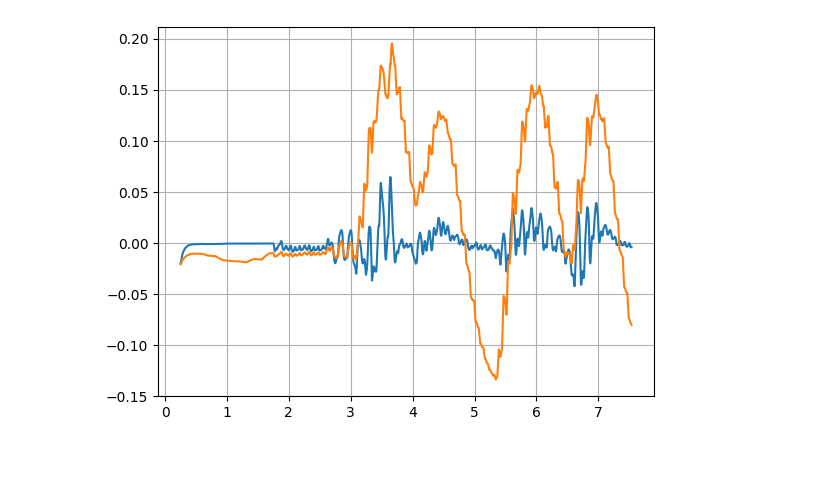
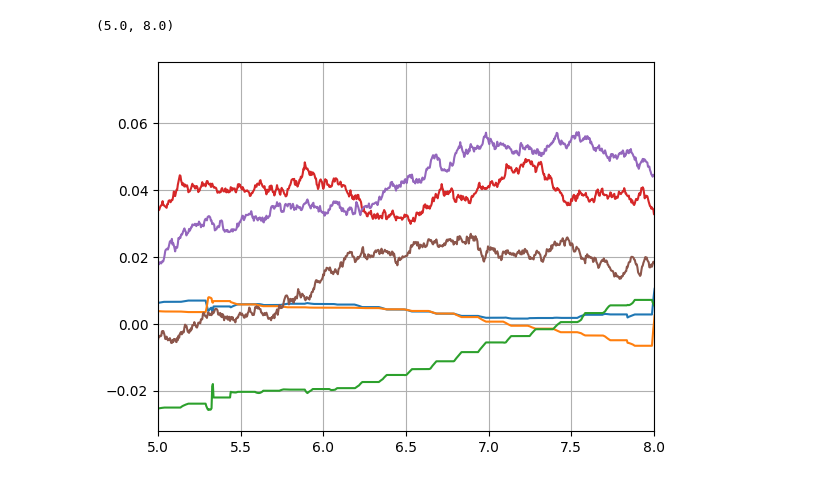
Before and after one commit to bearves/PyDog, a Jupyter notebook: StateEstTuning/Tuning_EKF.ipynb, the cells around one changed output. Cells and saved outputs as stored; diff of their text form; code cells hidden in the pictures.

Commit message:
Add comments for state estimator

```diff
--- a/StateEstTuning/Tuning_EKF.ipynb
+++ b/StateEstTuning/Tuning_EKF.ipynb
@@ -135,16 +135,19 @@ for i in range(0, total_step):
 est_p_wb = robot_state[:, 0:3]
 est_v_wb = robot_state[:, 3:6]
 est_q_bw = robot_state[:, 6:10]
+est_p_tip = robot_state[:, 10:22]
+est_bias_acc = robot_state[:, 22:25]
+est_bias_gyr = robot_state[:, 25:28]
 
 est_rpy_wb = np.zeros((total_step, 3))
-rpy_real_wb = np.zeros((total_step, 3))
+real_rpy_wb = np.zeros((total_step, 3))
 
 for i in range(total_step):
     est_q_wb_i = rse.quat_inv(est_q_bw[i, :])
     #est_q_wb_i = est_q_bw[i, :]
     est_rpy_wb[i, :] = rot.from_quat(est_q_wb_i).as_euler('ZYX')
     q_real_wb_i = body_act_orn[i, :]
-    rpy_real_wb[i, :] = rot.from_quat(q_real_wb_i).as_euler('ZYX')
+    real_rpy_wb[i, :] = rot.from_quat(q_real_wb_i).as_euler('ZYX')
 # %%
 print(x)
 tend = total_step
@@ -169,6 +197,8 @@ plt.grid(True)
 # %%
-plt.plot(time[0:tend], rpy_real_wb[0:tend, 1])
-plt.plot(time[0:tend], est_rpy_wb[0:tend, 1])
+plt.plot(time, est_bias_acc)
+plt.plot(time, acc_bias)
 plt.grid(True)
+plt.xlim([5,8])
 # %% [output]
+(5.0, 8.0)
-[figure, old version]
+[figure, new version]
```
Also changed, not shown: parts of 6 cells of this notebook, 2 other files.
